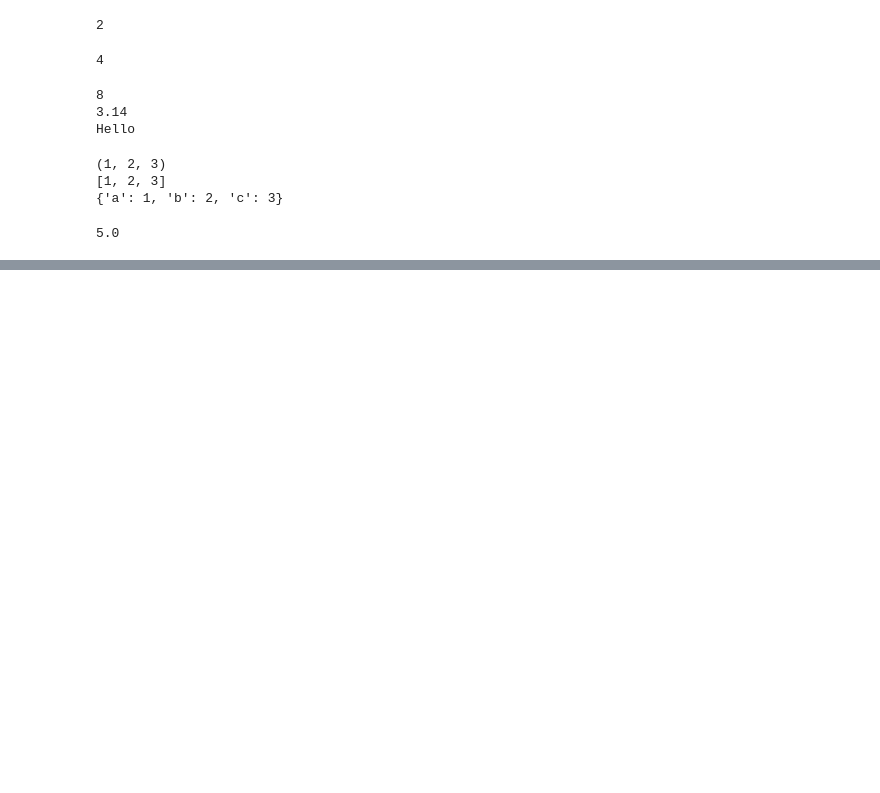
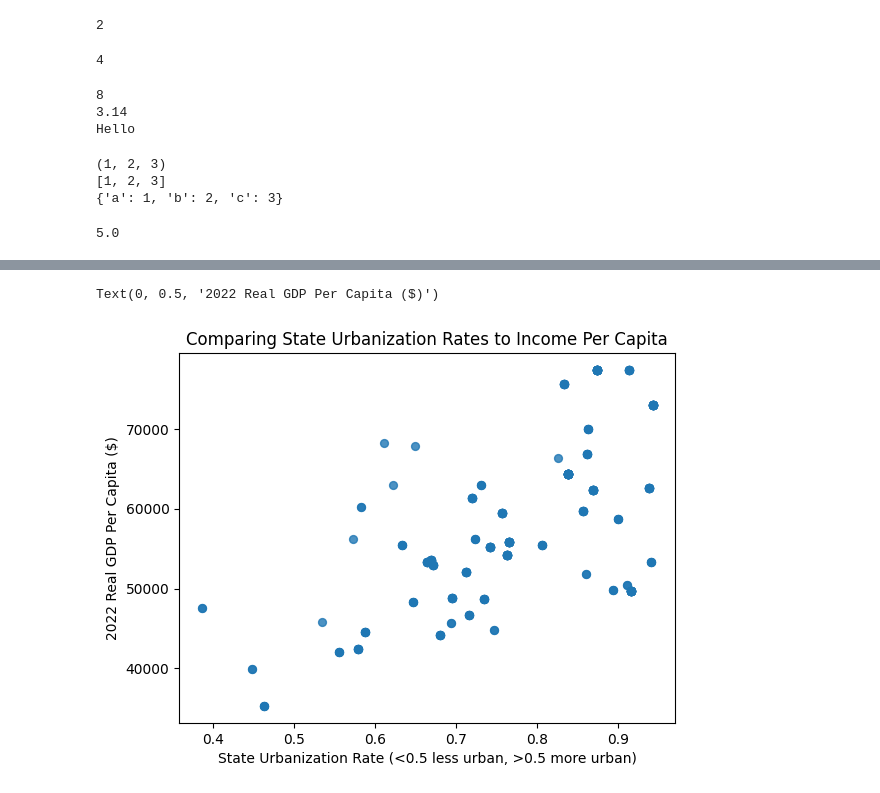
Before and after one commit to edwardoughton/innovators, a Jupyter notebook: Intro_to_data_analysis.ipynb, the cells around one changed output, grey strips where cells are left out. Cells and saved outputs as stored; diff of their text form; code cells hidden in the pictures; blank space fills up the shorter version.

```diff
--- a/Intro_to_data_analysis.ipynb
+++ b/Intro_to_data_analysis.ipynb
@@ -169,0 +154,9 @@ plotHorzBar("This is a checkbox question")
+# %%
+# Example: Importing the pandas package
+import pandas
+
+# Example: Importing the .csv file via `.read_csv()`
+dataframe = pandas.read_csv('demo_data.csv')
+
+# Example: Viewing our dataframe
+dataframe
@@ -169,0 +183,5 @@ plotHorzBar("This is a checkbox question")
+# %%
+# Example: Subsetting columns of interest
+# print(dataframe.columns)
+dataframe = dataframe[['party', 'state', 'ideology', 'ideology_cluster', 'state_urban_pop_ratio', '2022_real_gdp_per_capita']]
+dataframe
@@ -169,0 +208,14 @@ plotHorzBar("This is a checkbox question")
+# %%
+# Example: Plotting state_urban_pop_ratio vs 2022_real_gdp_per_capita
+from matplotlib import pyplot
+
+# Define the plot function type, variables etc.
+dataframe.plot(kind='scatter', x='state_urban_pop_ratio', y='2022_real_gdp_per_capita', s=32, alpha=.8)
+
+# Define title and axis labels
+plt.title("Comparing State Urbanization Rates to Income Per Capita")
+plt.xlabel("State Urbanization Rate (<0.5 less urban, >0.5 more urban)")
+plt.ylabel("2022 Real GDP Per Capita ($)")
+# %% [output]
+Text(0, 0.5, '2022 Real GDP Per Capita ($)')
+[figure, added]
```
Also changed, not shown: parts of 12 cells of this notebook.
